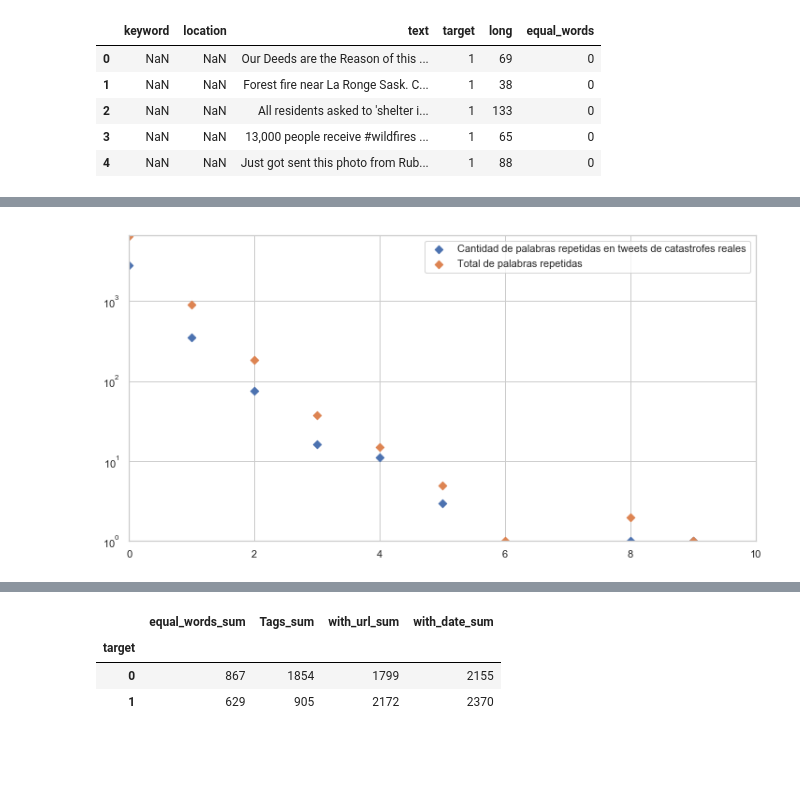
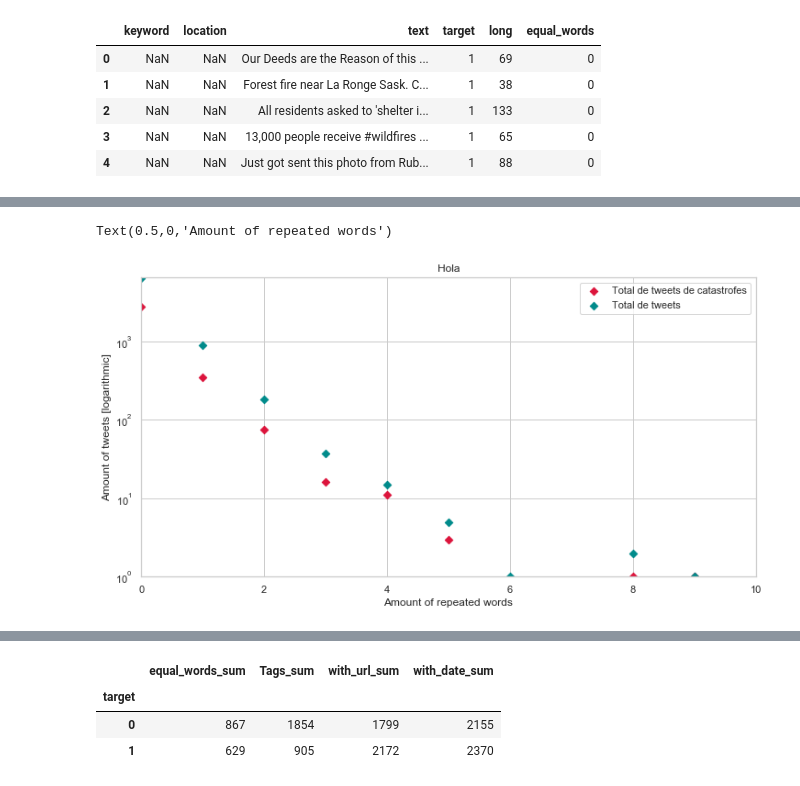
Before and after one commit to AgustinLeguizamon/datos_tp_1, a Jupyter notebook: TP1Martín.ipynb, the cells around one changed output, grey strips where cells are left out. Drawn from its saved outputs; the diff is of its cells as text; code cells hidden in the pictures; blank space fills up the shorter version.

```diff
--- a/TP1Martín.ipynb
+++ b/TP1Martín.ipynb
@@ -300,15 +289,20 @@ word_count.head(30)
 | 8 | 9 | 1 | 1 |
 # %%
 fig,ax = plt.subplots(figsize=(12,6))
-cambio = lambda x: 'Total de palabras repetidas' if (x=='count') else 'Cantidad de palabras repetidas en tweets de catastrofes reales'
+cambio = lambda x: 'Total de tweets' if (x=='count') else 'Total de tweets de catastrofes'
+colore= {'sum':'crimson', 'count': 'darkcyan'}
 for name in ['sum','count']:
-    ax.scatter(word_count.equal_words, word_count[name],  marker= 'D', label= cambio(name) )
+    ax.scatter(word_count.equal_words, word_count[name],  marker= 'D', label= cambio(name), c=colore[name])
     ax.set_ylim(1,6600)
     ax.set_xlim(0,10)
     ax.set_yscale("log")
     plt.legend()
+ax.set_title('Hola')
+ax.set_ylabel('Amount of tweets [logarithmic]')
+ax.set_xlabel('Amount of repeated words')
 # %% [output]
+Text(0.5,0,'Amount of repeated words')
-[figure, old version]
+[figure, new version]
 # %%
 df['Tags']= df['text'].agg(lambda x: x.count('@'))
 # %%
```
Also changed, not shown: parts of 19 cells of this notebook.
